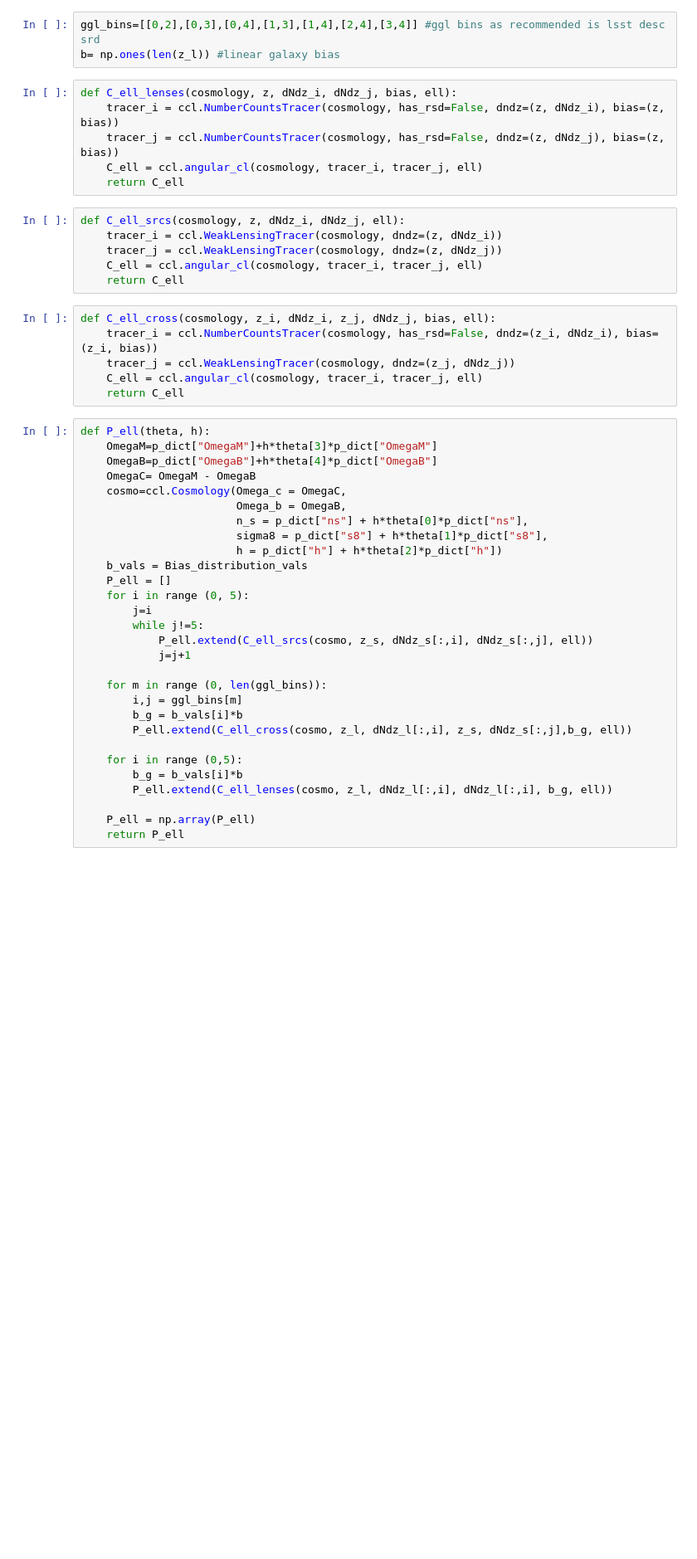
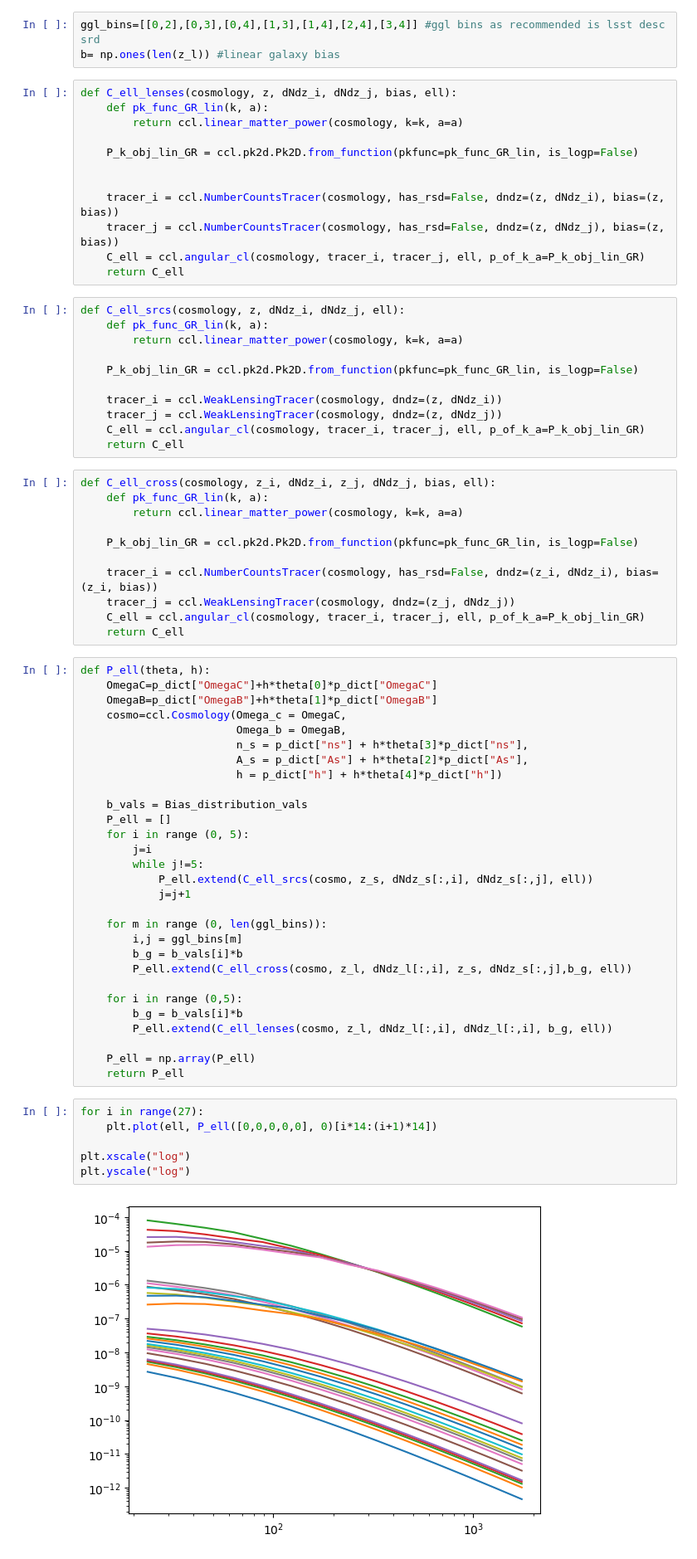
Before and after one commit to CarolaZano/PCA_project, a Jupyter notebook: Fisher/fisher3x2_GR_tests-const_bias.ipynb, the cells around one changed output. Shown at 83% size. Cells and saved outputs as stored; diff of their text form; blank space fills up the shorter version.

```diff
--- a/Fisher/fisher3x2_GR_tests-const_bias.ipynb
+++ b/Fisher/fisher3x2_GR_tests-const_bias.ipynb
@@ -357,32 +371,48 @@ ggl_bins=[[0,2],[0,3],[0,4],[1,3],[1,4],[2,4],[3,4]] #ggl bins as recommended is
 b= np.ones(len(z_l)) #linear galaxy bias
 # %%
 def C_ell_lenses(cosmology, z, dNdz_i, dNdz_j, bias, ell):
+    def pk_func_GR_lin(k, a):
+        return ccl.linear_matter_power(cosmology, k=k, a=a)
+
+    P_k_obj_lin_GR = ccl.pk2d.Pk2D.from_function(pkfunc=pk_func_GR_lin, is_logp=False)
+
+
     tracer_i = ccl.NumberCountsTracer(cosmology, has_rsd=False, dndz=(z, dNdz_i), bias=(z, bias))
     tracer_j = ccl.NumberCountsTracer(cosmology, has_rsd=False, dndz=(z, dNdz_j), bias=(z, bias))
-    C_ell = ccl.angular_cl(cosmology, tracer_i, tracer_j, ell)
+    C_ell = ccl.angular_cl(cosmology, tracer_i, tracer_j, ell, p_of_k_a=P_k_obj_lin_GR)
     return C_ell
 # %%
 def C_ell_srcs(cosmology, z, dNdz_i, dNdz_j, ell):
+    def pk_func_GR_lin(k, a):
+        return ccl.linear_matter_power(cosmology, k=k, a=a)
+
+    P_k_obj_lin_GR = ccl.pk2d.Pk2D.from_function(pkfunc=pk_func_GR_lin, is_logp=False)
+
     tracer_i = ccl.WeakLensingTracer(cosmology, dndz=(z, dNdz_i))
     tracer_j = ccl.WeakLensingTracer(cosmology, dndz=(z, dNdz_j))
-    C_ell = ccl.angular_cl(cosmology, tracer_i, tracer_j, ell)
+    C_ell = ccl.angular_cl(cosmology, tracer_i, tracer_j, ell, p_of_k_a=P_k_obj_lin_GR)
     return C_ell
 # %%
 def C_ell_cross(cosmology, z_i, dNdz_i, z_j, dNdz_j, bias, ell):
+    def pk_func_GR_lin(k, a):
+        return ccl.linear_matter_power(cosmology, k=k, a=a)
+
+    P_k_obj_lin_GR = ccl.pk2d.Pk2D.from_function(pkfunc=pk_func_GR_lin, is_logp=False)
+
     tracer_i = ccl.NumberCountsTracer(cosmology, has_rsd=False, dndz=(z_i, dNdz_i), bias=(z_i, bias))
     tracer_j = ccl.WeakLensingTracer(cosmology, dndz=(z_j, dNdz_j))
-    C_ell = ccl.angular_cl(cosmology, tracer_i, tracer_j, ell)
+    C_ell = ccl.angular_cl(cosmology, tracer_i, tracer_j, ell, p_of_k_a=P_k_obj_lin_GR)
     return C_ell
 # %%
 def P_ell(theta, h):
-    OmegaM=p_dict["OmegaM"]+h*theta[3]*p_dict["OmegaM"]
-    OmegaB=p_dict["OmegaB"]+h*theta[4]*p_dict["OmegaB"]
-    OmegaC= OmegaM - OmegaB
+    OmegaC=p_dict["OmegaC"]+h*theta[0]*p_dict["OmegaC"]
+    OmegaB=p_dict["OmegaB"]+h*theta[1]*p_dict["OmegaB"]
     cosmo=ccl.Cosmology(Omega_c = OmegaC,
                         Omega_b = OmegaB,
-                        n_s = p_dict["ns"] + h*theta[0]*p_dict["ns"],
-                        sigma8 = p_dict["s8"] + h*theta[1]*p_dict["s8"],
-                        h = p_dict["h"] + h*theta[2]*p_dict["h"])
+                        n_s = p_dict["ns"] + h*theta[3]*p_dict["ns"],
+                        A_s = p_dict["As"] + h*theta[2]*p_dict["As"],
+                        h = p_dict["h"] + h*theta[4]*p_dict["h"])
+
     b_vals = Bias_distribution_vals
     P_ell = []
     for i in range (0, 5):
@@ -402,6 +432,14 @@ def P_ell(theta, h):
 
     P_ell = np.array(P_ell)
     return P_ell
+# %%
+for i in range(27):
+    plt.plot(ell, P_ell([0,0,0,0,0], 0)[i*14:(i+1)*14])
+
+plt.xscale("log")
+plt.yscale("log")
+# %% [output]
+[figure, added]
 # %%
 def d(theta, h):
     P_ell_up = P_ell(theta, h)
```
Also changed, not shown: parts of 11 cells of this notebook, 7 other files.
